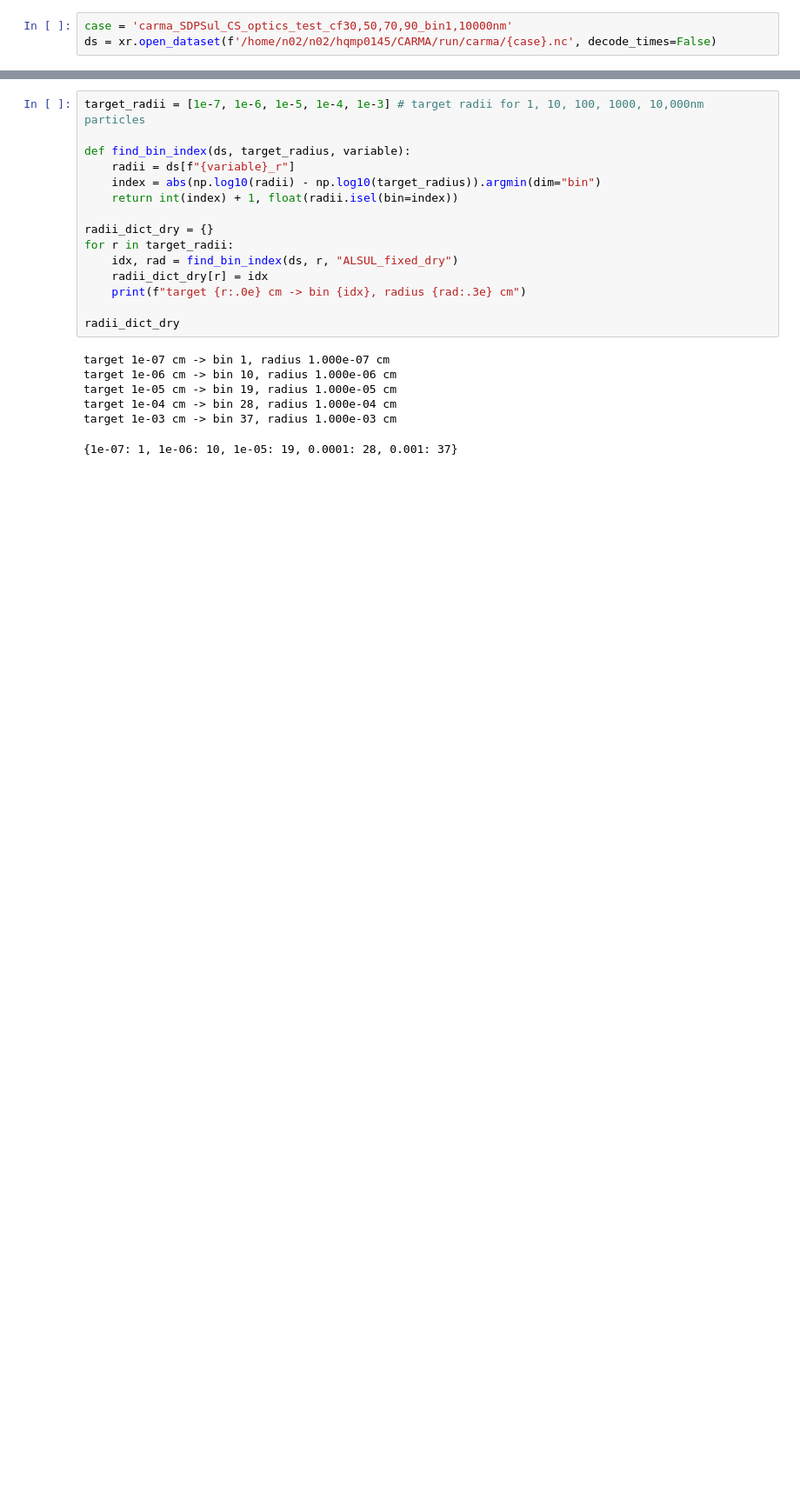
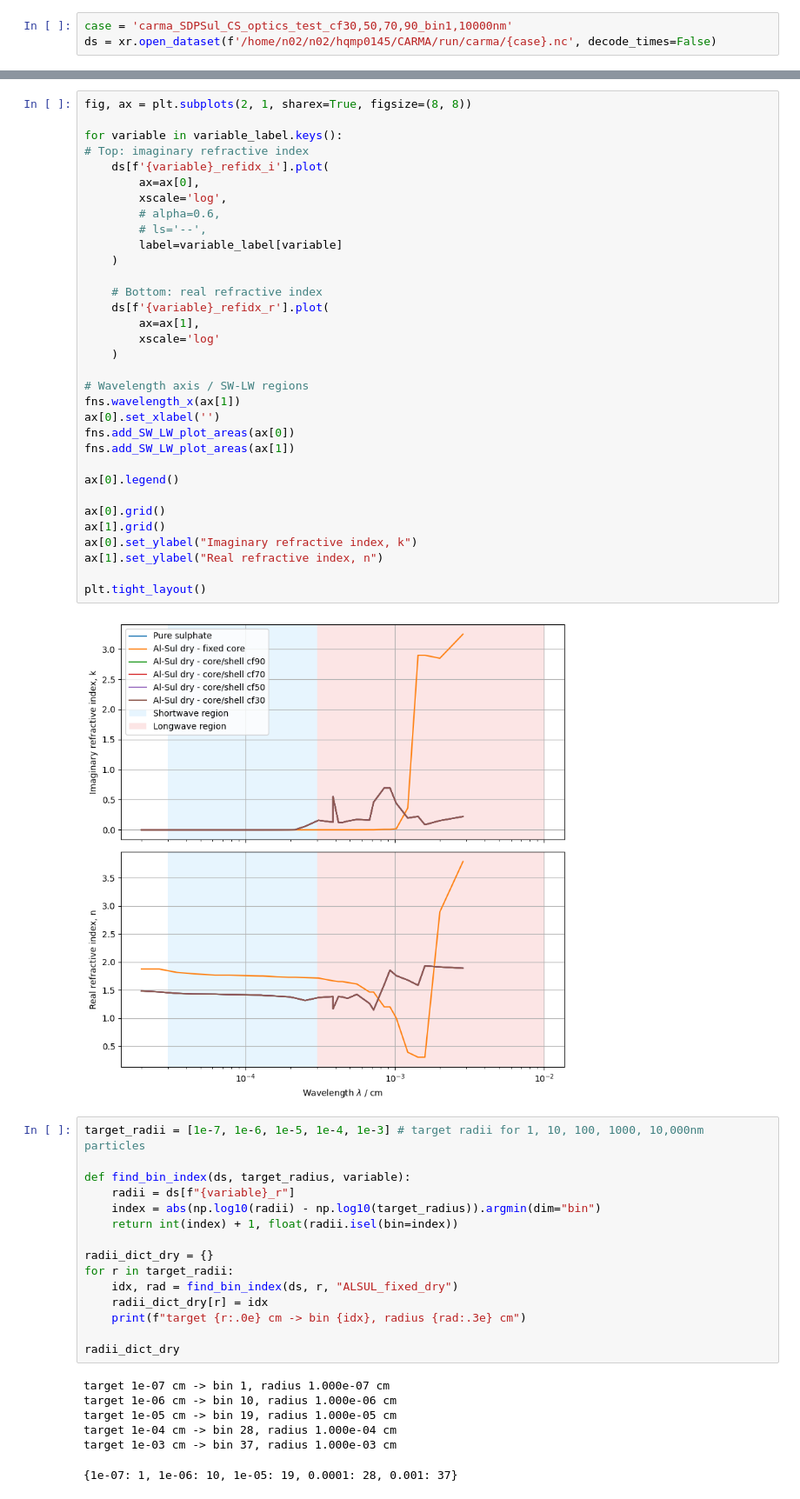
Before and after one commit to ESCOMP/CARMA, a Jupyter notebook: analysis/notebooks/SDPsul_coreshell_optics.ipynb, the cells around one changed output, grey strips where cells are left out. Shown at 87% size. Saved outputs shown, nothing was run; the diff lists cells and outputs as text; blank space fills up the shorter version.

```diff
--- a/analysis/notebooks/SDPsul_coreshell_optics.ipynb
+++ b/analysis/notebooks/SDPsul_coreshell_optics.ipynb
@@ -24,6 +26,41 @@ variable_label = {
                   }
 
 plot_dir = '/home/n02/n02/hqmp0145/CARMA/analysis/plots'
+# %%
+fig, ax = plt.subplots(2, 1, sharex=True, figsize=(8, 8))
+
+for variable in variable_label.keys():
+# Top: imaginary refractive index
+    ds[f'{variable}_refidx_i'].plot(
+        ax=ax[0],
+        xscale='log',
+        # alpha=0.6,
+        # ls='--',
+        label=variable_label[variable]
+    )
+
+    # Bottom: real refractive index
+    ds[f'{variable}_refidx_r'].plot(
+        ax=ax[1],
+        xscale='log'
+    )
+
+# Wavelength axis / SW-LW regions
+fns.wavelength_x(ax[1])
+ax[0].set_xlabel('')
+fns.add_SW_LW_plot_areas(ax[0])
+fns.add_SW_LW_plot_areas(ax[1])
+
+ax[0].legend()
+
+ax[0].grid()
+ax[1].grid()
+ax[0].set_ylabel("Imaginary refractive index, k")
+ax[1].set_ylabel("Real refractive index, n")
+
+plt.tight_layout()
+# %% [output]
+[figure, added]
 # %%
 target_radii = [1e-7, 1e-6, 1e-5, 1e-4, 1e-3] # target radii for 1, 10, 100, 1000, 10,000nm particles
 
```
Also changed, not shown: parts of 12 cells of this notebook.
